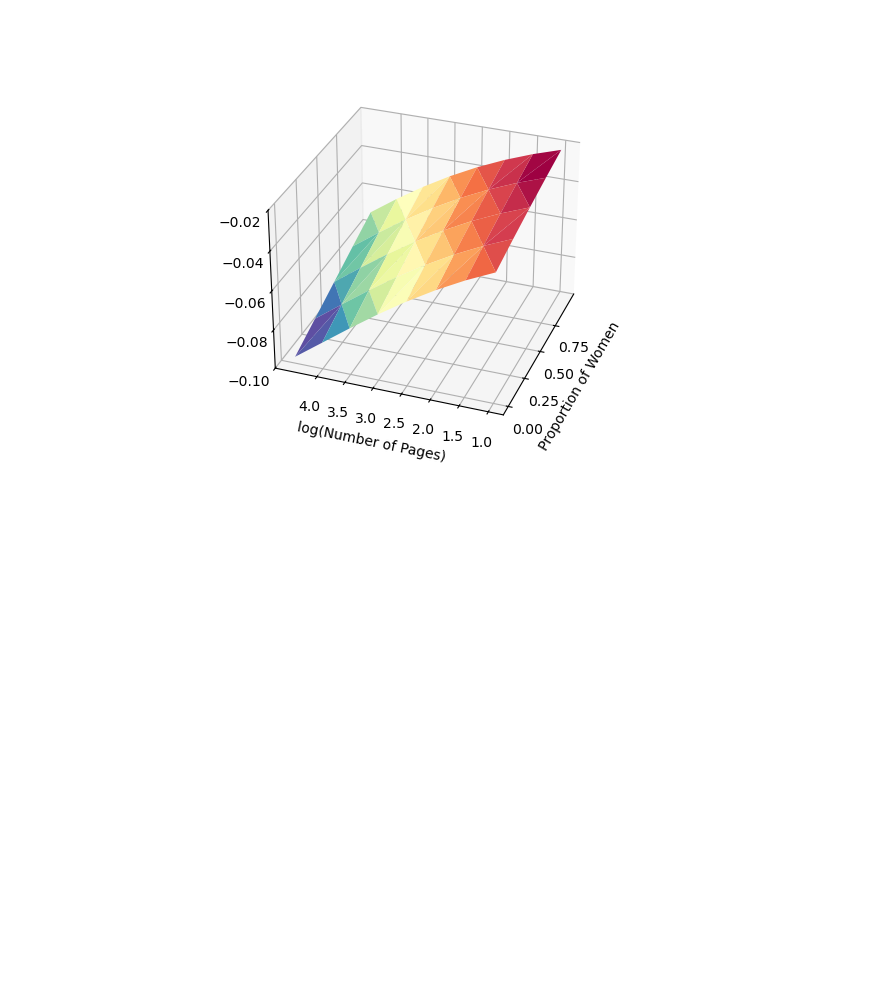
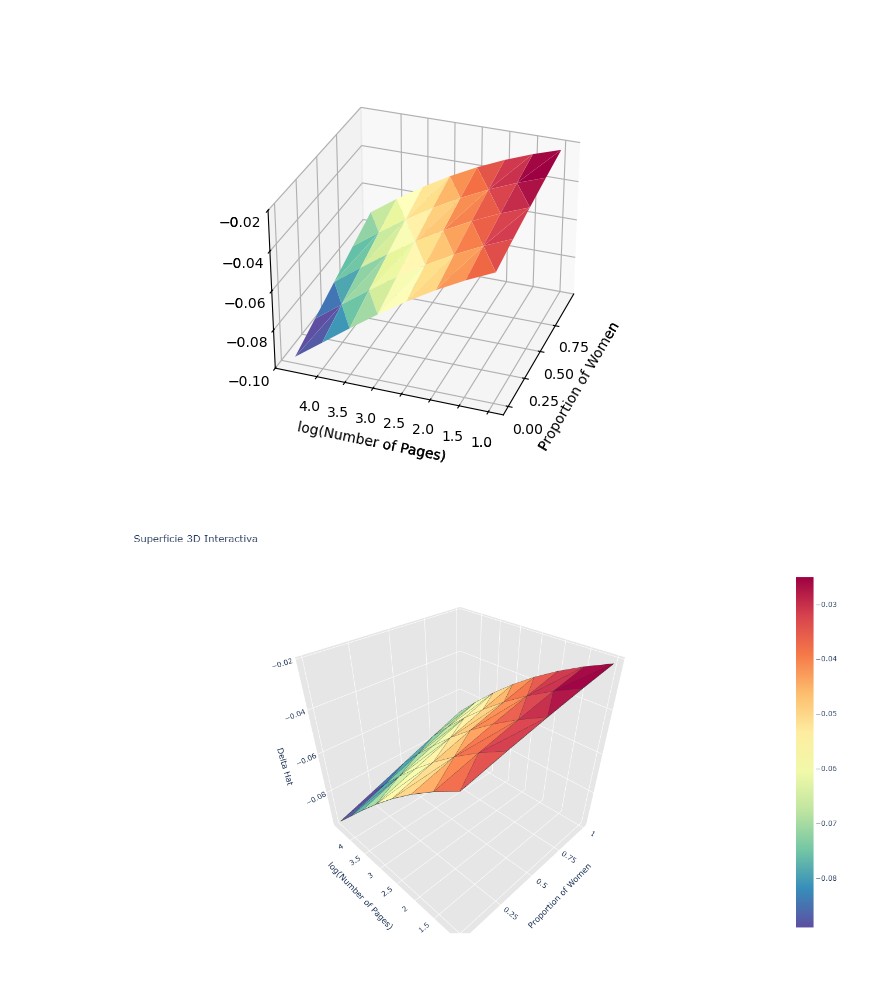
Before and after one commit to victoriaholguinr/Econometria, a Jupyter notebook: code/004_logit.ipynb, the cells around one changed output. Drawn from its saved outputs; the diff is of its cells as text; code cells hidden in the pictures; blank space fills up the shorter version.

```diff
--- a/code/004_logit.ipynb
+++ b/code/004_logit.ipynb
@@ -225,3 +251,60 @@ from IPython.display import Image
 Image("../figures/Margins3d.png")
 # %% [output]
 [figure]
+# %%
+import pandas as pd
+import numpy as np
+import plotly.figure_factory as ff
+import matplotlib.pyplot as plt
+from scipy.spatial import Delaunay
+
+# Leer el archivo .dta
+data = pd.read_stata("predictions.dta")
+
+# Extraer coordenadas
+x = data['prop_women'].values
+y = data['log_num_pages'].values
+z = data['delta_hat'].values
+
+# Generar la triangulación de la superficie
+triangles = Delaunay(np.column_stack((x, y))).simplices
+
+# Convertir la escala de 'Spectral' de matplotlib a valores en formato válido para Plotly
+colormap = [f"rgb({r*255:.0f},{g*255:.0f},{b*255:.0f})"
+            for r, g, b, _ in plt.cm.Spectral(np.linspace(1, 0, 10))]  # Se invierte la escala
+
+# Crear el gráfico interactivo
+fig = ff.create_trisurf(
+    x=x,
+    y=y,
+    z=z,
+    simplices=triangles,
+    colormap=colormap,
+    show_colorbar=True
+)
+
+# Personalizar etiquetas y ejes con ticks específicos
+fig.update_layout(
+    title="Superficie 3D Interactiva",
+    scene=dict(
+        xaxis=dict(
+            title="Proportion of Women",
+            tickvals=np.arange(0, 1.25, step=0.25),  # Ticks en X
+            autorange="reversed"
+        ),
+        yaxis=dict(
+            title="log(Number of Pages)",
+            tickvals=np.arange(1, 4.5, step=0.5),  # Ticks en Y
+            autorange="reversed"  # Invertir eje Y
+        ),
+        zaxis=dict(
+            title="Delta Hat",
+            tickvals=np.arange(-0.1, 0.02, step=0.02)  # Ticks en Z
+        )
+    )
+)
+
+# Mostrar el gráfico interactivo
+fig.show()
+# %% [output]
+[figure, added]
```
Also changed, not shown: parts of 5 cells of this notebook, 4 other files.
